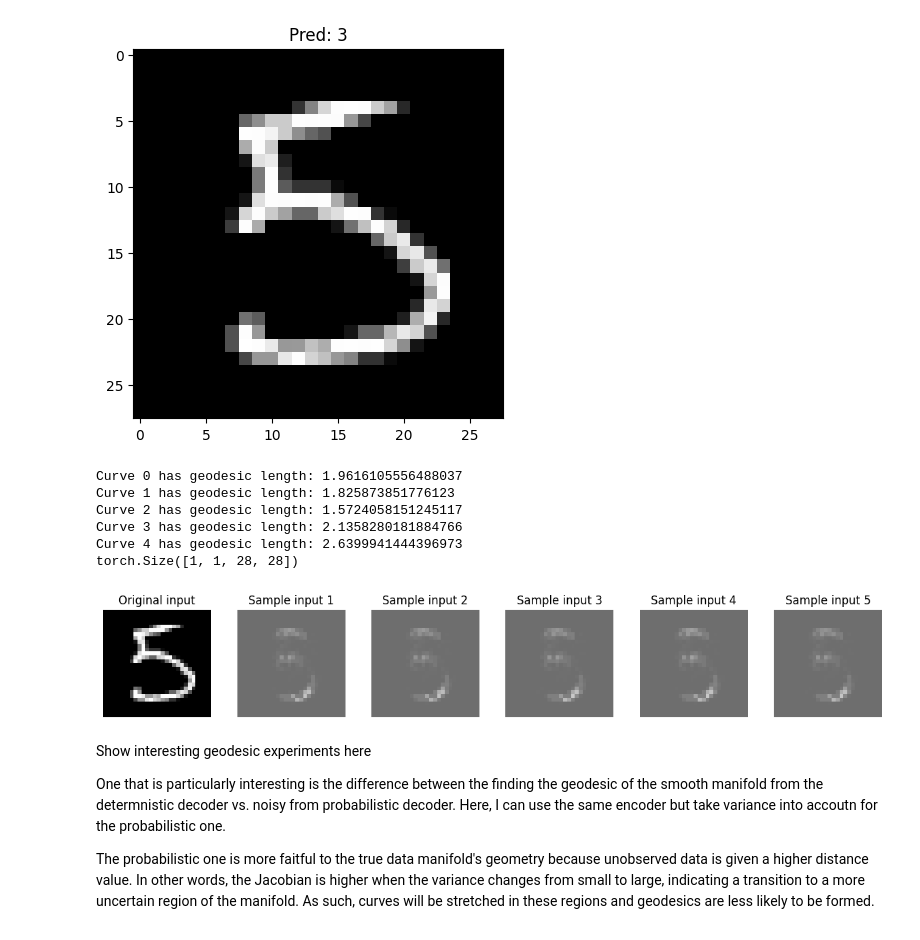
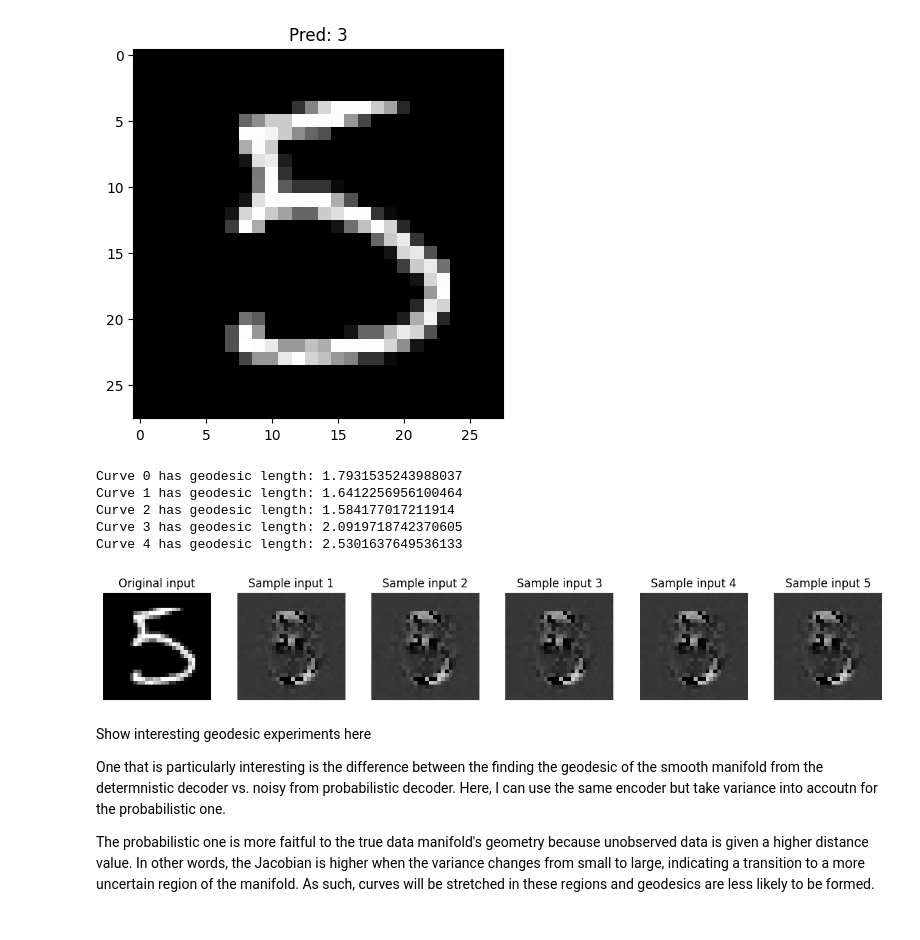
Before and after one commit to TrymNOHG/generative-uncertainty, a Jupyter notebook: geodesics.ipynb, the cells around one changed output. Cells and saved outputs as stored; diff of their text form; code cells hidden in the pictures.

```diff
--- a/geodesics.ipynb
+++ b/geodesics.ipynb
@@ -95,0 +96,3 @@ Euclidean length: 2.077927589416504
+# %%
+img = model.decoder(z1).reshape(torch.Size([1, 1, 28, 28])).squeeze().detach().cpu().numpy()
+plt.imshow(img)
@@ -194,19 +220,18 @@ visualize_img_pred(incorrect[0], incorrect[1])
 # %% [output]
 [figure]
 # %%
-from utils.sampling import geodesic_sampling
+from utils.sampling import geodesic_sampling_close
 from utils.visualize import visualize_samples
 
-samples = geodesic_sampling(model, vals, incorrect[0], incorrect[1], torch.device("cpu"), num_samples=5)
+samples = geodesic_sampling_close(model, vals, incorrect[0], incorrect[1], torch.device("cpu"), num_samples=5)
 visualize_samples(incorrect[0], samples)
 # %% [output]
-Curve 0 has geodesic length: 1.9616105556488037
-Curve 1 has geodesic length: 1.825873851776123
-Curve 2 has geodesic length: 1.5724058151245117
-Curve 3 has geodesic length: 2.1358280181884766
-Curve 4 has geodesic length: 2.6399941444396973
-torch.Size([1, 1, 28, 28])
+Curve 0 has geodesic length: 1.7931535243988037
+Curve 1 has geodesic length: 1.6412256956100464
+Curve 2 has geodesic length: 1.584177017211914
+Curve 3 has geodesic length: 2.0919718742370605
+Curve 4 has geodesic length: 2.5301637649536133
-[figure, old version]
+[figure, new version]
 # %%
 # TODO here: Sample along Euclidean straight line vs. geodesic in latent space
 # Show on the plot how this looks, where the samples come from, and how the samples look in observation space.
```
Also changed, not shown: parts of 10 cells of this notebook, 12 other files.
